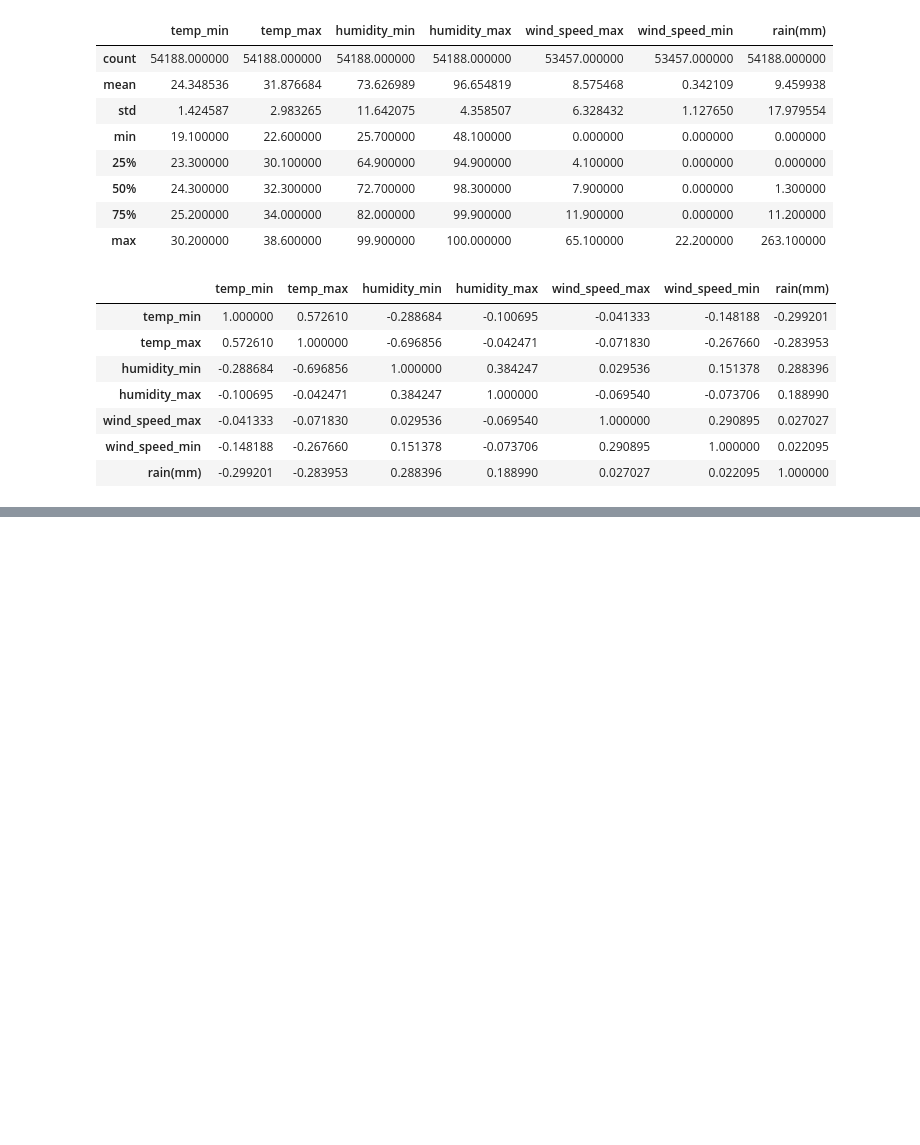
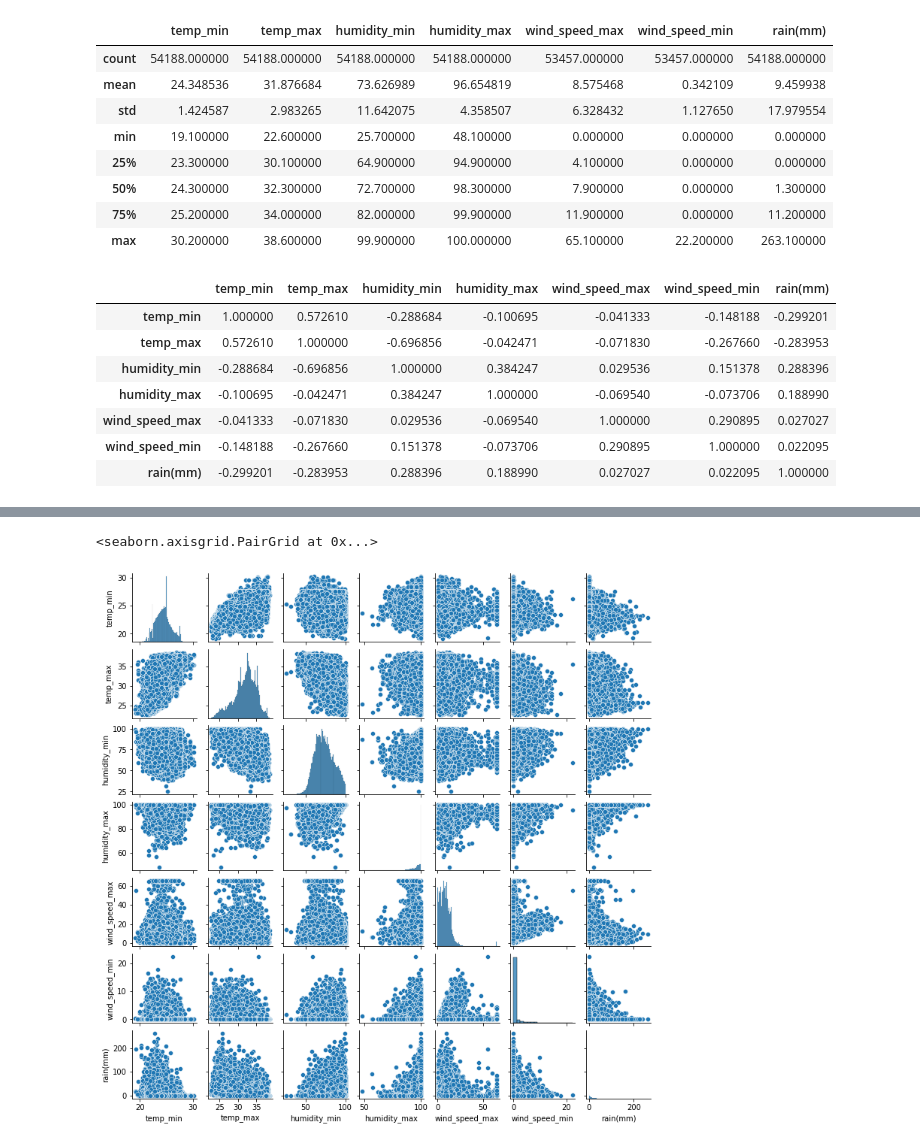
Before and after one commit to Nagesh-Cheripally/Correlation-Matrix, a Jupyter notebook: Correlation_Matrix.ipynb, the cells around one changed output, grey strips where cells are left out. Drawn from its saved outputs; the diff is of its cells as text; code cells hidden in the pictures; blank space fills up the shorter version.

```diff
--- a/Correlation_Matrix.ipynb
+++ b/Correlation_Matrix.ipynb
@@ -48,0 +54,5 @@ plt.show()
+# %%
+sn.pairplot(df,height=1.5)
+# %% [output]
+<seaborn.axisgrid.PairGrid at 0x...>
+[figure, added]
```
Also changed, not shown: parts of 2 cells of this notebook.
